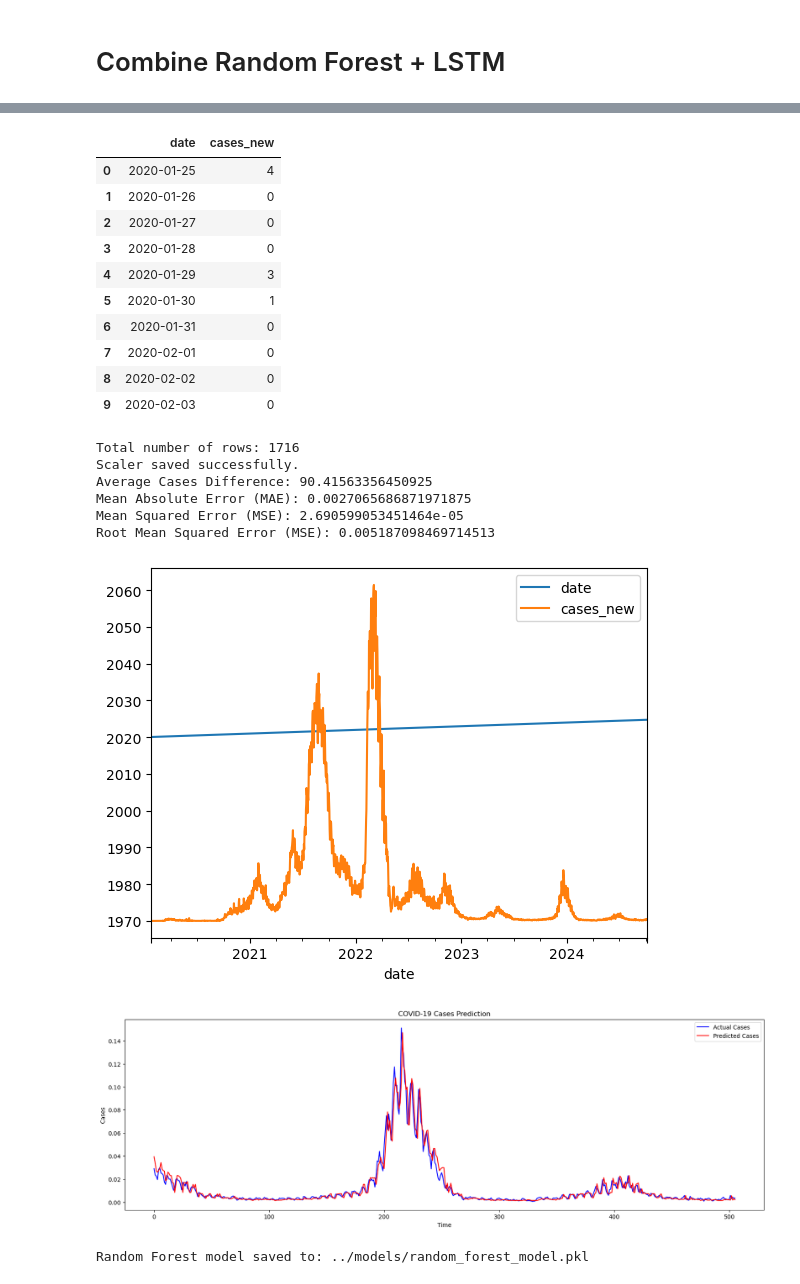
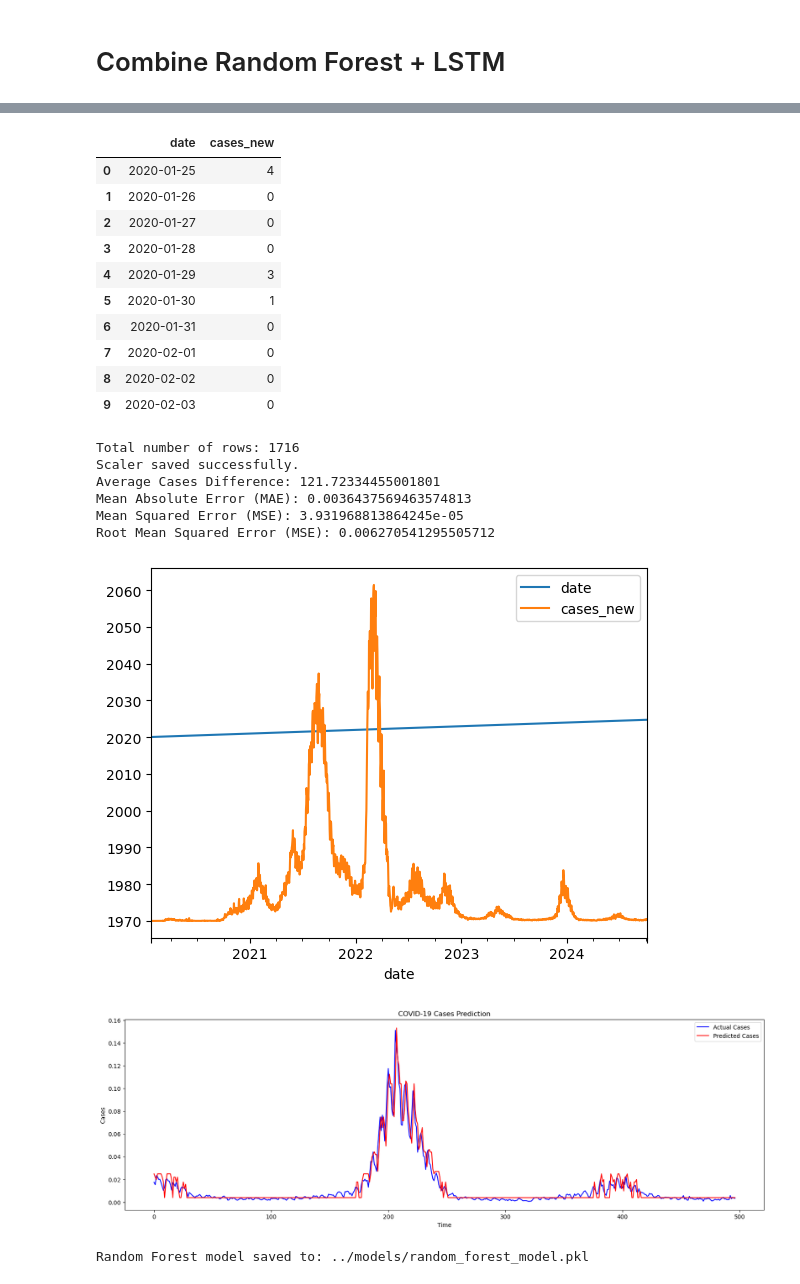
Before and after one commit to nursahiraa/fyp, a Jupyter notebook: dataSpell/fyp-master/notebooks/RFnLSTM.ipynb, the cells around one changed output, grey strips where cells are left out. Cells and saved outputs as stored; diff of their text form; code cells hidden in the pictures.

```diff
--- a/dataSpell/fyp-master/notebooks/RFnLSTM.ipynb
+++ b/dataSpell/fyp-master/notebooks/RFnLSTM.ipynb
@@ -89,7 +89,7 @@ df_grouped_scaled['date'] = df_grouped['date'].values
 # Here we'll use a windowing technique similar to LSTM, but we need to reshape the data differently.
 # We will create features for the last N days for predicting the current day's cases_new.
 
-def create_features(data, target_col='cases_new', sequence_length=30):
+def create_features(data, target_col='cases_new', sequence_length=60):
     X = []
     y = []
     for i in range(sequence_length, len(data)):
@@ -105,11 +105,18 @@ X, y = create_features(data_for_rf)
 X_train, X_test, y_train, y_test = train_test_split(X.reshape(X.shape[0], -1), y, train_size=0.7, shuffle=False)
 
 # Initialize the model
+# rf_regressor = RandomForestRegressor(
+#     n_estimators=10,  # Further reduce trees for better generalization
+#     max_depth=5,  # Reduce depth to prevent overfitting on training data
+#     min_samples_split=20,  # Force larger splits
+#     min_samples_leaf=10,  # Increase minimum leaf size to simplify the model
+#     random_state=42
+# )
 rf_regressor = RandomForestRegressor(
-    n_estimators=20,  # Further reduce trees for better generalization
-    max_depth=5,  # Reduce depth to prevent overfitting on training data
-    min_samples_split=20,  # Force larger splits
-    min_samples_leaf=10,  # Increase minimum leaf size to simplify the model
+    n_estimators=10,  # Further reduce trees for better generalization
+    max_depth=4,  # Reduce depth to prevent overfitting on training data
+    min_samples_split=50,  # Force larger splits
+    min_samples_leaf=30,  # Increase minimum leaf size to simplify the model
     random_state=42
 )
 rf_regressor.fit(X_train, y_train)# Train the model
@@ -150,38 +157,38 @@ missing values in dataset:
 date         0
 cases_new    0
 dtype: int64
 length of dataset:  1716
 date         datetime64[ns]
 cases_new             int64
 dtype: object
             count                           mean                  min  \
 date         1716  2022-05-31 12:00:00.000000256  2020-01-25 00:00:00
 cases_new  1716.0                    3097.769814                  0.0
 
 ... (7 lines left out)
 missing values in dataset:
 date         0
 cases_new    0
 dtype: int64
 |  | date | cases_new |
 | 0 | 2020-01-25 | 4 |
 | 1 | 2020-01-26 | 0 |
 | 2 | 2020-01-27 | 0 |
 | 3 | 2020-01-28 | 0 |
 | 4 | 2020-01-29 | 3 |
 | 5 | 2020-01-30 | 1 |
 | 6 | 2020-01-31 | 0 |
 | 7 | 2020-02-01 | 0 |
 | 8 | 2020-02-02 | 0 |
 | 9 | 2020-02-03 | 0 |
 Total number of rows: 1716
 Scaler saved successfully.
-Average Cases Difference: 90.41563356450925
-Mean Absolute Error (MAE): 0.0027065686871971875
-Mean Squared Error (MSE): 2.690599053451464e-05
-Root Mean Squared Error (MSE): 0.005187098469714513
+Average Cases Difference: 121.72334455001801
+Mean Absolute Error (MAE): 0.0036437569463574813
+Mean Squared Error (MSE): 3.931968813864245e-05
+Root Mean Squared Error (MSE): 0.006270541295505712
 [figure]
-[figure, old version]
+[figure, new version]
 # %%
 # Save the Random Forest model
 # import os
```
Also changed, not shown: parts of 10 cells of this notebook, 4 other files.
